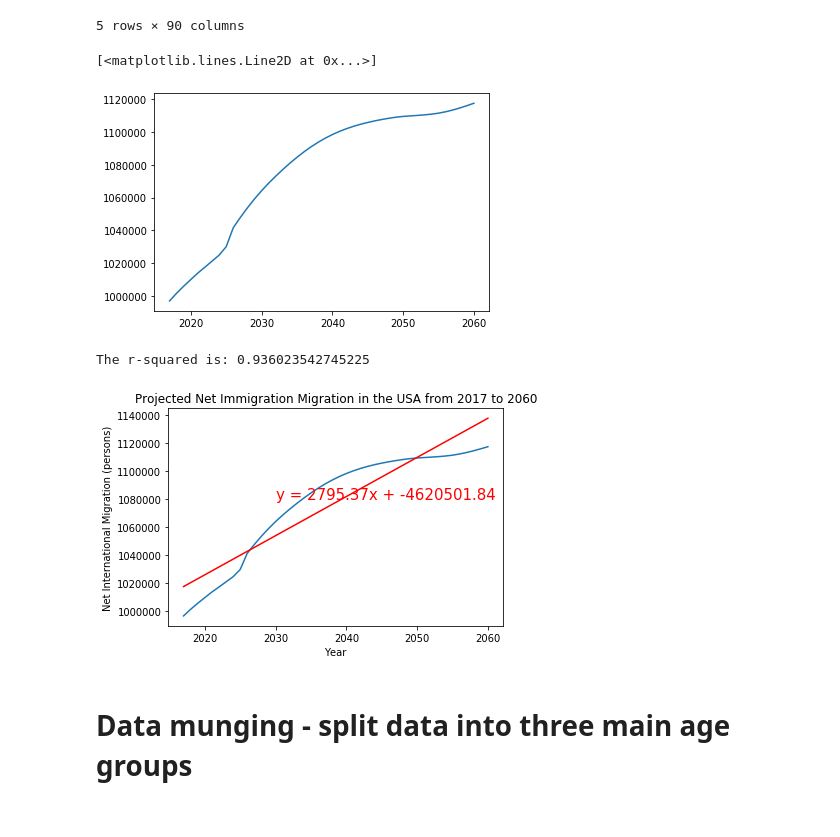
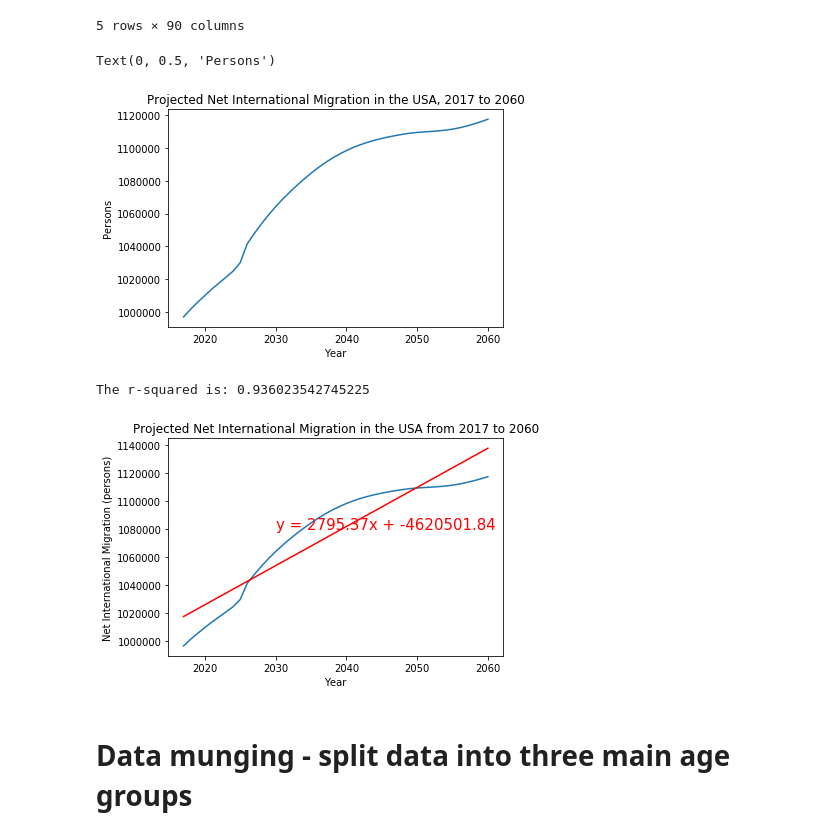
Before and after one commit to plowden/project-1-group-6, a Jupyter notebook: Net International Migration.ipynb, the cells around one changed output. Saved outputs shown, nothing was run; the diff lists cells and outputs as text; code cells hidden in the pictures.

```diff
--- a/Net International Migration.ipynb
+++ b/Net International Migration.ipynb
@@ -46,16 +46,17 @@ nim_df_mf.head()
 # %%
 # assign x and y values to prepare to plot graph
 year = nim_df_mf['YEAR']
 nim = nim_df_mf['TOTAL_NIM']
 
 # plot data using line graph
 ax, fig = plt.subplots()
 plt.plot(year, nim)
-#tick_locations = np.arange(len(year))
-#plt.xticks(tick_locations, nim_short_df['YEAR'], rotation=90)
+plt.title('Projected Net International Migration in the USA, 2017 to 2060')
+plt.xlabel('Year')
+plt.ylabel('Persons')
 # %% [output]
-[<matplotlib.lines.Line2D at 0x...>]
+Text(0, 0.5, 'Persons')
-[figure, old version]
+[figure, new version]
 # %%
 # Add the linear regression equation and line to plot
 (slope, intercept, rvalue, pvalue, stderr) = linregress(year, nim)
@@ -66,14 +67,14 @@ plt.plot(year,regress_values,"r-")
 plt.annotate(line_eq,(2030,1080000),fontsize=15,color="red")
 plt.xlabel('Year')
 plt.ylabel('Net International Migration (persons)')
-plt.title('Projected Net Immigration Migration in the USA from 2017 to 2060')
+plt.title('Projected Net International Migration in the USA from 2017 to 2060')
 print(f"The r-squared is: {rvalue}")
 
 # show plot
 plt.show()
 # %% [output]
 The r-squared is: 0.936023542745225
-[figure, old version]
+[figure, new version]
 # %% [markdown]
 # Data munging - split data into three main age groups
 # %%
```
Also changed, not shown: parts of 9 cells of this notebook, 1 other file.
